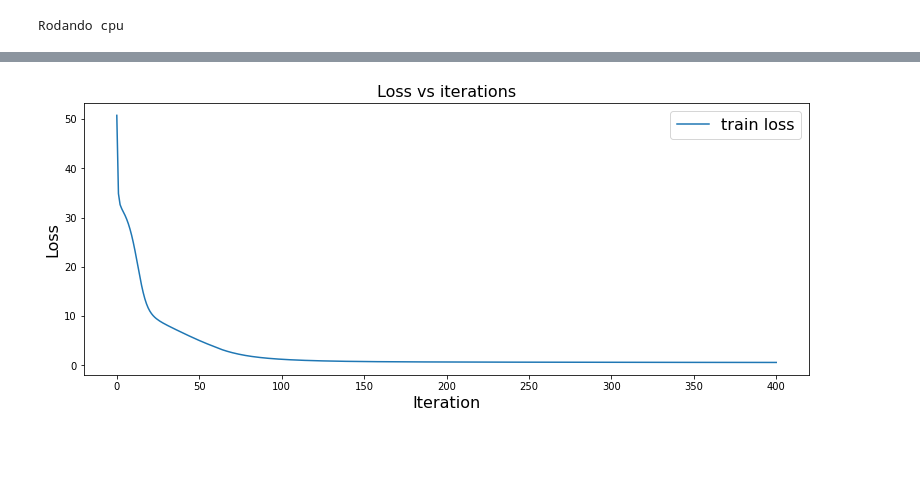
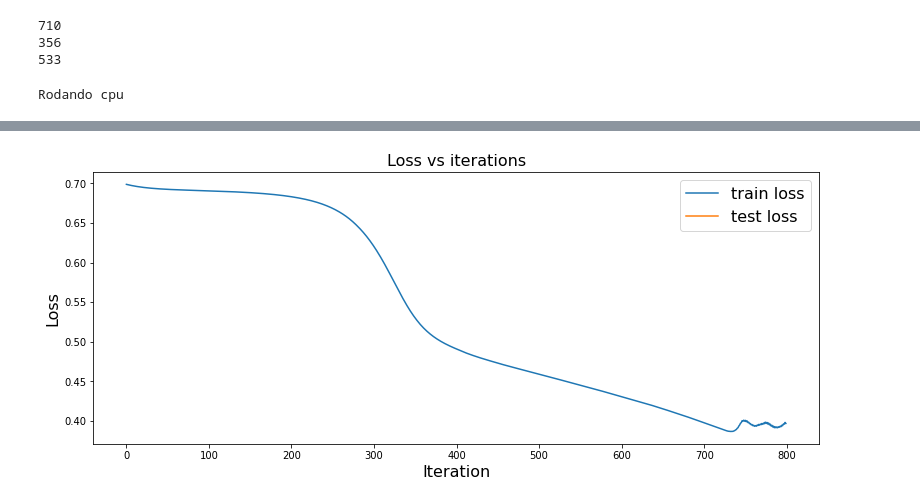
Before and after one commit to jhonatanleao/Trabalho2IA, a Jupyter notebook: NN.ipynb, the cells around one changed output, grey strips where cells are left out. Cells and saved outputs as stored; diff of their text form; code cells hidden in the pictures; blank space fills up the shorter version.

Commit message:
fix: correção da rede neural

```diff
--- a/NN.ipynb
+++ b/NN.ipynb
@@ -9,3 +16,8 @@ output = 5
+# %%
+features = 11
+output = 2
+np.set_printoptions(precision = 2)
+np.set_printoptions(suppress = True)
 # %%
 class MultiLayerNetwork(nn.Module):
   def __init__(self):
@@ -37,20 +51,35 @@ class WineDataset(Dataset):
     return X, Y
-# %%
-wine = np.loadtxt("winequality-red.csv", delimiter= ";", skiprows= 1)
-
-n_samples = wine.shape[0]
-n_test = int(2/3 * n_samples)
-n_validation = int(2/3 * n_test)
-
-np.random.shuffle(wine)
-
-test = wine[n_test:]
-train = wine[:n_validation]
-validation = wine[n_validation:n_test]
+# %%
+wine = np.loadtxt("vinhoVermelho.csv", delimiter= ",")
+#wine = np.loadtxt("winequality-red.csv", delimiter= ";", skiprows= 1)
+
+X = wine[:,:features]
+
+X = scale(X)
+
+label = wine[:, features:]
+
+oneHot = OneHotEncoder()
+
+label = oneHot.fit_transform(label).toarray()
+
+divisao = 1/3
+
+X_train2 , X_test , Y_train2 , Y_test = train_test_split(X , label, test_size = divisao)
+
+X_train, X_validation, Y_train, Y_validation = train_test_split(X_train2, Y_train2, test_size = divisao)
+
+print(len(X_train))
+print(len(X_validation))
+print(len(X_test))
+# %% [output]
+710
+356
+533
 # %%
-train_dataset = WineDataset(train, features)
-validation_dataset = WineDataset(validation, features)
-test_dataset = WineDataset(test, features)
+train_dataset = WineDataset(X_train, Y_train)
+validation_dataset = WineDataset(X_validation, Y_validation)
+test_dataset = WineDataset(X_test, Y_test)
 
 train_dataloader = DataLoader(train_dataset, batch_size=len(train_dataset), shuffle=True)
 validation_dataloader = DataLoader(validation_dataset, batch_size=len(train_dataset), shuffle=True)
@@ -68,3 +94,12 @@ optimizer = torch.optim.SGD(model.parameters(), lr =1e-3)
+# %%
+#basicamente essa função de erro vê o numero que a rede deu como resposta
+#e se o valor for perto do correto, o erro é muito baixo
+#e se o valor for muito distante, o erro é muito alto
+#aqui usa a versão binaria
+lossfunc = nn.BCELoss()
+
+#SGD calcula o gradiente do menor erro encontrado para atualizar os parametros
+optimizer = torch.optim.SGD(model.parameters(), lr = 0.1)
 # %%
 def plot_losses(losses):
   fig = plt.figure(figsize=(13, 5))
@@ -116,12 +153,19 @@ def test(model, dataloader, lossfunc):
 # %%
-epoch = 401
+epoch = 800
 train_losses = []
+validation_losses = []
+
 for t in range(epoch):
   train_loss = train(model, train_dataloader, lossfunc, optimizer)
   if t  % 10 == 0:
     print(f"Epoch: {t}; Train Loss: {train_loss}")
   train_losses.append(train_loss)
+  #validation_losses.append(test(model, validation_dataloader, lossfunc))
 
-losses = {"train loss": train_losses}
+
+#train_losses = {"train loss": train_losses}
+#validation_losses = {'validation loss': validation_losses}
+#print(f"Test Loss: {validation_losses}")
+losses = {"train loss": train_losses, "test loss": validation_losses}
 plot_losses(losses)
 # %% [output]
@@ -145 +189 @@ Epoch: 400; Train Loss: 0.5875474810600281
-[figure, old version]
+[figure, new version]
```
Also changed, not shown: parts of 12 cells of this notebook, 1 other file.
